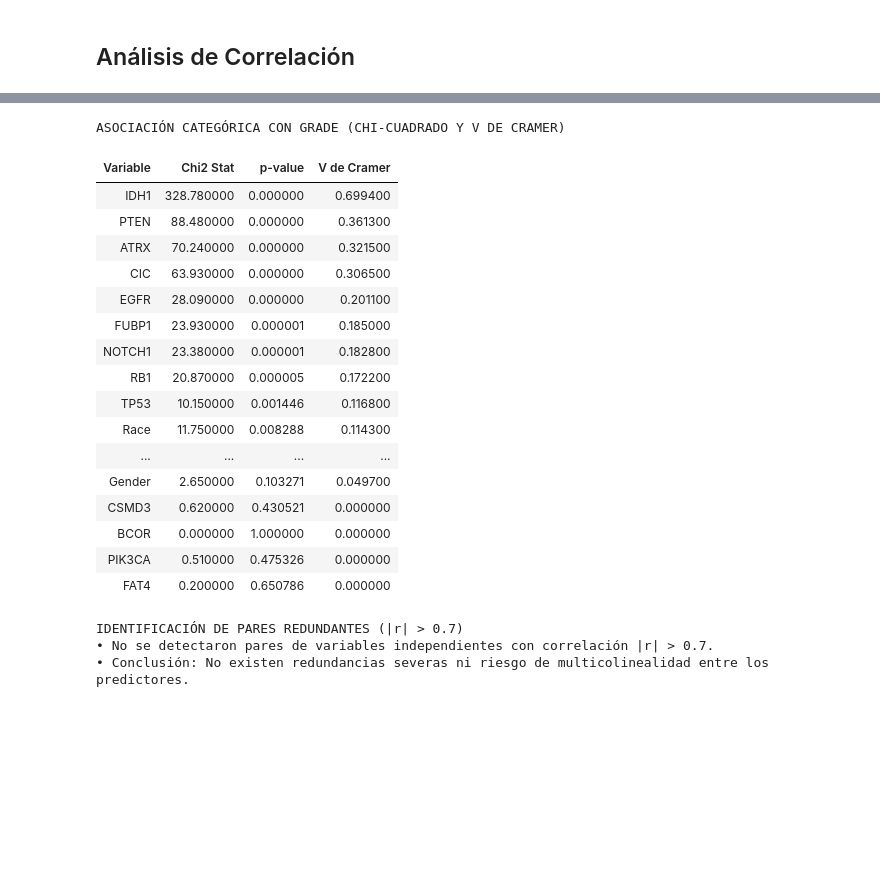
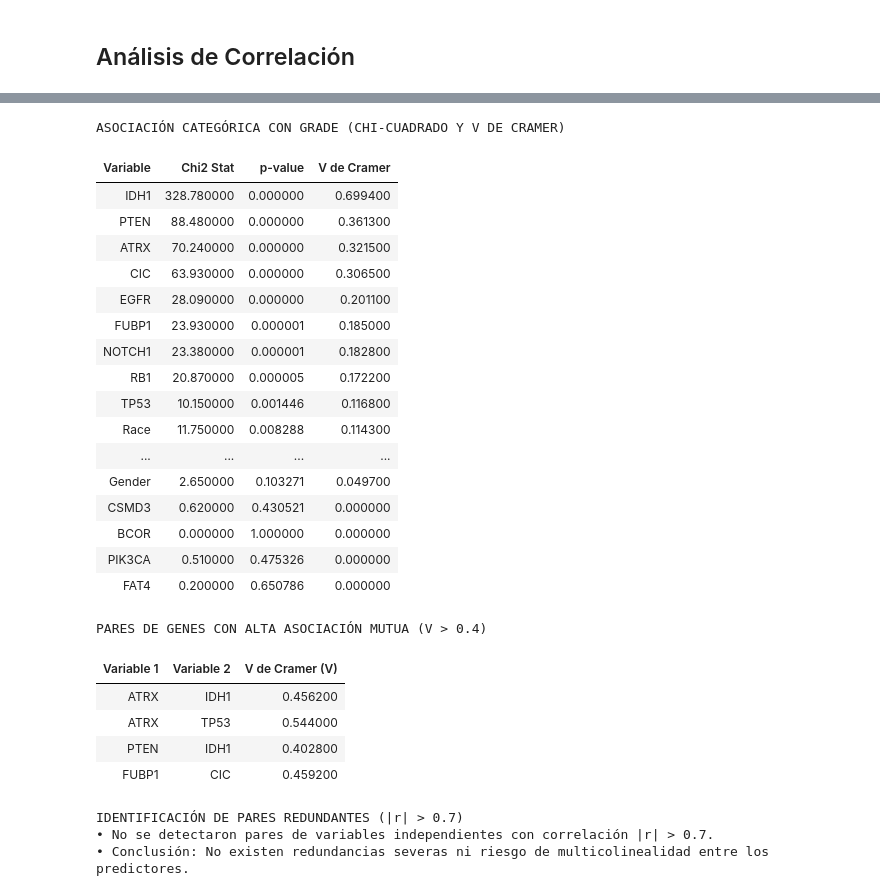
Before and after one commit to joshua2412-a/Prueba, a Jupyter notebook: _sources/notebooks2.ipynb, the cells around one changed output, grey strips where cells are left out. Cells and saved outputs as stored; diff of their text form; code cells hidden in the pictures; blank space fills up the shorter version.

```diff
--- a/_sources/notebooks2.ipynb
+++ b/_sources/notebooks2.ipynb
@@ -485,33 +483,56 @@ for col in cat_cols:
         v_val = cramers_v(train_data[col], train_data['Grade'])
         cramer_results.append({
             'Variable': col,
             'Chi2 Stat': round(chi2, 2),
             'p-value': p_val,
             'V de Cramer': round(v_val, 4)
         })
 
 df_asociacion = pd.DataFrame(cramer_results).sort_values(by='V de Cramer', ascending=False)
 print("ASOCIACIÓN CATEGÓRICA CON GRADE (CHI-CUADRADO Y V DE CRAMER)")
 display(df_asociacion.style.hide(axis="index"))
+
+pares_asociados = []
+for i in range(len(cat_cols)):
+    for j in range(i):
+        v_val = cramer_matrix.iloc[i, j]
+        var1, var2 = cat_cols[i], cat_cols[j]
+        # Filtrar solo entre características independientes (excluyendo 'Grade')
+        if var1 != 'Grade' and var2 != 'Grade' and v_val > 0.4:
+            pares_asociados.append((var1, var2, round(v_val, 4)))
+
+df_pares_asociados = pd.DataFrame(pares_asociados, columns=['Variable 1', 'Variable 2', 'V de Cramer (V)'])
+
+print("PARES DE GENES CON ALTA ASOCIACIÓN MUTUA (V > 0.4)")
+if df_pares_asociados.empty:
+    print("No se detectaron pares de genes con alta redundancia mutua (V > 0.4).")
+else:
+    display(df_pares_asociados.style.hide(axis='index'))
 # %% [output]
 ASOCIACIÓN CATEGÓRICA CON GRADE (CHI-CUADRADO Y V DE CRAMER)
 | Variable | Chi2 Stat | p-value | V de Cramer |
 | IDH1 | 328.780000 | 0.000000 | 0.699400 |
 | PTEN | 88.480000 | 0.000000 | 0.361300 |
 | ATRX | 70.240000 | 0.000000 | 0.321500 |
 | CIC | 63.930000 | 0.000000 | 0.306500 |
 | EGFR | 28.090000 | 0.000000 | 0.201100 |
 | FUBP1 | 23.930000 | 0.000001 | 0.185000 |
 | NOTCH1 | 23.380000 | 0.000001 | 0.182800 |
 | RB1 | 20.870000 | 0.000005 | 0.172200 |
 | TP53 | 10.150000 | 0.001446 | 0.116800 |
 | Race | 11.750000 | 0.008288 | 0.114300 |
 | ... | ... | ... | ... |
 | Gender | 2.650000 | 0.103271 | 0.049700 |
 | CSMD3 | 0.620000 | 0.430521 | 0.000000 |
 | BCOR | 0.000000 | 1.000000 | 0.000000 |
 | PIK3CA | 0.510000 | 0.475326 | 0.000000 |
 | FAT4 | 0.200000 | 0.650786 | 0.000000 |
+PARES DE GENES CON ALTA ASOCIACIÓN MUTUA (V > 0.4)
+| Variable 1 | Variable 2 | V de Cramer (V) |
+| ATRX | IDH1 | 0.456200 |
+| ATRX | TP53 | 0.544000 |
+| PTEN | IDH1 | 0.402800 |
+| FUBP1 | CIC | 0.459200 |
 # %%
 print("IDENTIFICACIÓN DE PARES REDUNDANTES (|r| > 0.7)")
 pares_altos = []
```
Also changed, not shown: parts of 8 cells of this notebook, 3 other files.
